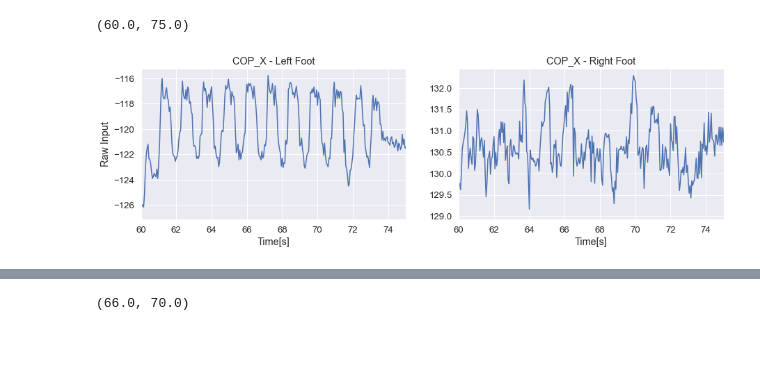
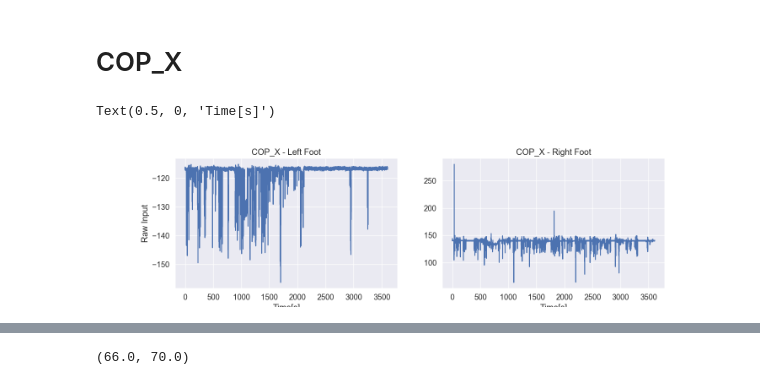
Before and after one commit to Sevastiyan/fs-projects, a Jupyter notebook: COP analysis/notebook.ipynb, the cells around one changed output, grey strips where cells are left out. Saved outputs shown, nothing was run; the diff lists cells and outputs as text; code cells hidden in the pictures; blank space fills up the shorter version.

```diff
--- a/COP analysis/notebook.ipynb
+++ b/COP analysis/notebook.ipynb
@@ -14,20 +14,15 @@ sns.set_theme()
 sns.set(font_scale=1.2)
 # %%
 
-print('hello world')
-
-path = f"./data"
-root = './data'
+# path = f"./COP analysis/data/2023-06-15 mci002"
+root = './data/2023-06-15 mci002/'
 file_list = []
 for file in os.listdir(root):
     file_list.append(os.path.join(root, file))
 
 print(file_list)
 
-data = load_data(file_list)
-
-data_left = data[0]
-data_right =  data[1]
+data = load_data(file_list[:4])
 
 # c = cop.CenterOfPressure([data_left, data_right])
 # print('left: ', c.get_cop_foot('left'))
@@ -50,0 +44,4 @@ right_cop = c.get_cop_foot('right')
+# %%
+focus = [2,3]
+print(file_list[focus[0]])
+print(file_list[focus[1]])
@@ -51,17 +76,25 @@ right_cop = c.get_cop_foot('right')
+# %% [markdown]
+# COP_X
 # %%
-time = [x * 0.05 for x in range(len(left_cop[0]))]
+data_left = data[focus[0]]
+data_right =  data[focus[1]]
+c = cop.CenterOfPressure([data_left, data_right])
+
+left_cop = c.get_cop_foot('left')
+right_cop = c.get_cop_foot('right')
+
+left_time = [x * 0.05 for x in range(len(left_cop[0]))]
+right_time = [x * 0.05 for x in range(len(right_cop[0]))]
 plt.figure(figsize=(15,4))
 plt.subplot(1,2,1)
 plt.title('COP_X - Left Foot')
-plt.plot(time, left_cop[0])
+plt.plot(left_time, left_cop[0])
 plt.ylabel('Raw Input')
 plt.xlabel('Time[s]')
-plt.xlim(60,75)
 plt.subplot(1,2,2)
 plt.title('COP_X - Right Foot')
-plt.plot(time, right_cop[0])
+plt.plot(right_time, right_cop[0])
 plt.xlabel('Time[s]')
-plt.xlim(60,75)
 # %% [output]
-(60.0, 75.0)
+Text(0.5, 0, 'Time[s]')
-[figure, old version]
+[figure, new version]
```
Also changed, not shown: parts of 10 cells of this notebook, 15 other files.
